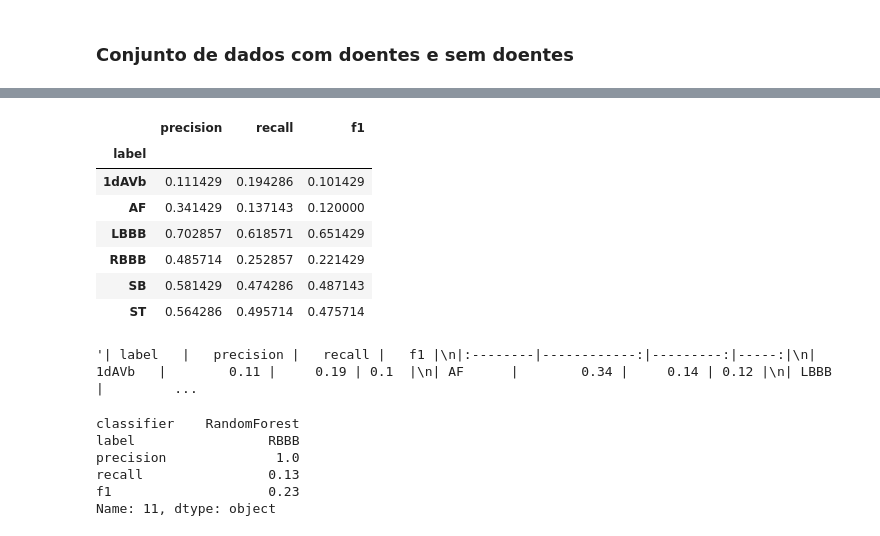
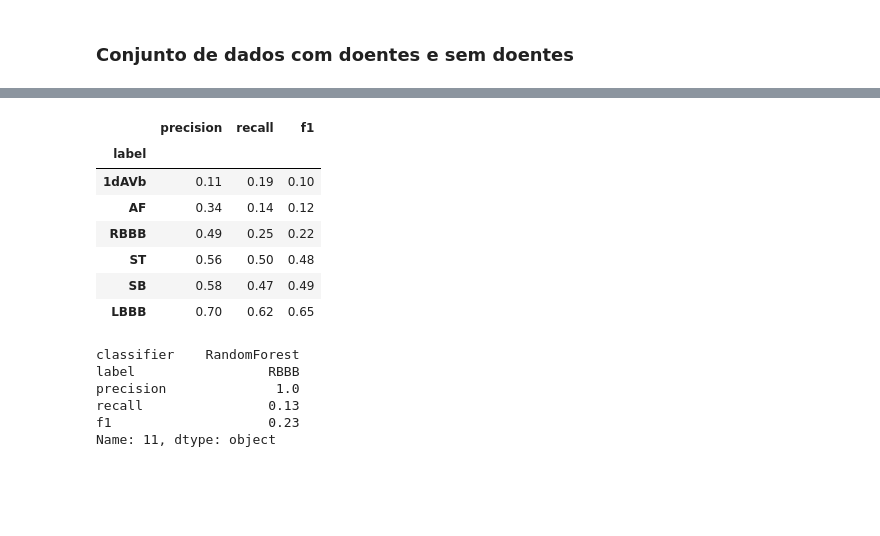
Before and after one commit to raularaju/visibility_graph_classifier, a Jupyter notebook: teste.ipynb, the cells around one changed output, grey strips where cells are left out. Cells and saved outputs as stored; diff of their text form; code cells hidden in the pictures; blank space fills up the shorter version.

```diff
--- a/teste.ipynb
+++ b/teste.ipynb
@@ -298,8 +368,8 @@ results_per_class = get_metrics_per_class(y_test, y_pred)
 for label in results_per_class:
     df_results_per_class.loc[len(df_results_per_class)] = {'classifier': 'LogisticRegression', 'label': label, **results_per_class[label]}
 # %%
-multiouput_classifiers['DecisionTree'].fit(X_train, y_train)
-y_pred = multiouput_classifiers['DecisionTree'].predict(X_test)
+multioutput_classifiers['DecisionTree'].fit(X_train, y_train)
+y_pred = multioutput_classifiers['DecisionTree'].predict(X_test)
 #print_metrics(y_test, y_pred)
 #print_metrics_per_class(y_test, y_pred)
 df_general_results.loc[len(df_general_results)] = {'classifier': 'DecisionTree', **get_metrics(y_test, y_pred)}
@@ -307,26 +377,26 @@ results_per_class = get_metrics_per_class(y_test, y_pred)
 for label in results_per_class:
     df_results_per_class.loc[len(df_results_per_class)] = {'classifier': 'DecisionTree', 'label': label, **results_per_class[label]}
 # %%
-multiouput_classifiers['LinearDiscriminantAnalysis'].fit(X_train, y_train)
-y_pred = multiouput_classifiers['LinearDiscriminantAnalysis'].predict(X_test)
+multioutput_classifiers['LDA'].fit(X_train, y_train)
+y_pred = multioutput_classifiers['LDA'].predict(X_test)
 #print_metrics(y_test, y_pred)
 #print_metrics_per_class(y_test, y_pred)
-df_general_results.loc[len(df_general_results)] = {'classifier': 'LinearDiscriminantAnalysis', **get_metrics(y_test, y_pred)}
+df_general_results.loc[len(df_general_results)] = {'classifier': 'LDA', **get_metrics(y_test, y_pred)}
 results_per_class = get_metrics_per_class(y_test, y_pred)
 for label in results_per_class:
-    df_results_per_class.loc[len(df_results_per_class)] = {'classifier': 'LinearDiscriminantAnalysis', 'label': label, **results_per_class[label]}
+    df_results_per_class.loc[len(df_results_per_class)] = {'classifier': 'LDA', 'label': label, **results_per_class[label]}
 # %%
-multiouput_classifiers['QuadraticDiscriminantAnalysis'].fit(X_train, y_train)
-y_pred = multiouput_classifiers['QuadraticDiscriminantAnalysis'].predict(X_test)
+multioutput_classifiers['QDA'].fit(X_train, y_train)
+y_pred = multioutput_classifiers['QDA'].predict(X_test)
 #print_metrics(y_test, y_pred)
 #print_metrics_per_class(y_test, y_pred)
-df_general_results.loc[len(df_general_results)] = {'classifier': 'QuadraticDiscriminantAnalysis', **get_metrics(y_test, y_pred)}
+df_general_results.loc[len(df_general_results)] = {'classifier': 'QDA', **get_metrics(y_test, y_pred)}
 results_per_class = get_metrics_per_class(y_test, y_pred)
 for label in results_per_class:
-    df_results_per_class.loc[len(df_results_per_class)] = {'classifier': 'QuadraticDiscriminantAnalysis', 'label': label, **results_per_class[label]}
+    df_results_per_class.loc[len(df_results_per_class)] = {'classifier': 'QDA', 'label': label, **results_per_class[label]}
 # %%
-multiouput_classifiers['SVC'].fit(X_train, y_train)
-y_pred = multiouput_classifiers['SVC'].predict(X_test)
+multioutput_classifiers['SVC'].fit(X_train, y_train)
+y_pred = multioutput_classifiers['SVC'].predict(X_test)
 #print_metrics(y_test, y_pred)
 #print_metrics_per_class(y_test, y_pred)
 df_general_results.loc[len(df_general_results)] = {'classifier': 'SVC', **get_metrics(y_test, y_pred)}
@@ -379,19 +473,17 @@ df_results_per_class.to_markdown(index=False)
 # %%
 numeric_columns = df_results_per_class.select_dtypes(include='number').columns
-df_results_per_class.groupby('label')[numeric_columns].mean()
+df_results_per_class.groupby('label')[numeric_columns].mean().round(2).sort_values(by='f1', ascending=True)
 # %% [output]
 |  | precision | recall | f1 |
 | label |  |  |  |
-| 1dAVb | 0.111429 | 0.194286 | 0.101429 |
-| AF | 0.341429 | 0.137143 | 0.120000 |
-| LBBB | 0.702857 | 0.618571 | 0.651429 |
-| RBBB | 0.485714 | 0.252857 | 0.221429 |
-| SB | 0.581429 | 0.474286 | 0.487143 |
-| ST | 0.564286 | 0.495714 | 0.475714 |
+| 1dAVb | 0.11 | 0.19 | 0.10 |
+| AF | 0.34 | 0.14 | 0.12 |
+| RBBB | 0.49 | 0.25 | 0.22 |
+| ST | 0.56 | 0.50 | 0.48 |
+| SB | 0.58 | 0.47 | 0.49 |
+| LBBB | 0.70 | 0.62 | 0.65 |
 # %%
-df_results_per_class.groupby('label')[numeric_columns].mean()[float_columns].round(2).to_markdown()
+#df_results_per_class.groupby('label')[numeric_columns].mean()[float_columns].round(2).to_markdown()
-# %% [output]
-'| label   |   precision |   recall |   f1 |\n|:--------|------------:|---------:|-----:|\n| 1dAVb   |        0.11 |     0.19 | 0.1  |\n| AF      |        0.34 |     0.14 | 0.12 |\n| LBBB    |         ...
 # %%
 max_precison_index = df_results_per_class['precision'].idxmax()
 df_results_per_class.iloc[max_precison_index]
```
Also changed, not shown: parts of 92 cells of this notebook, 15 other files.
